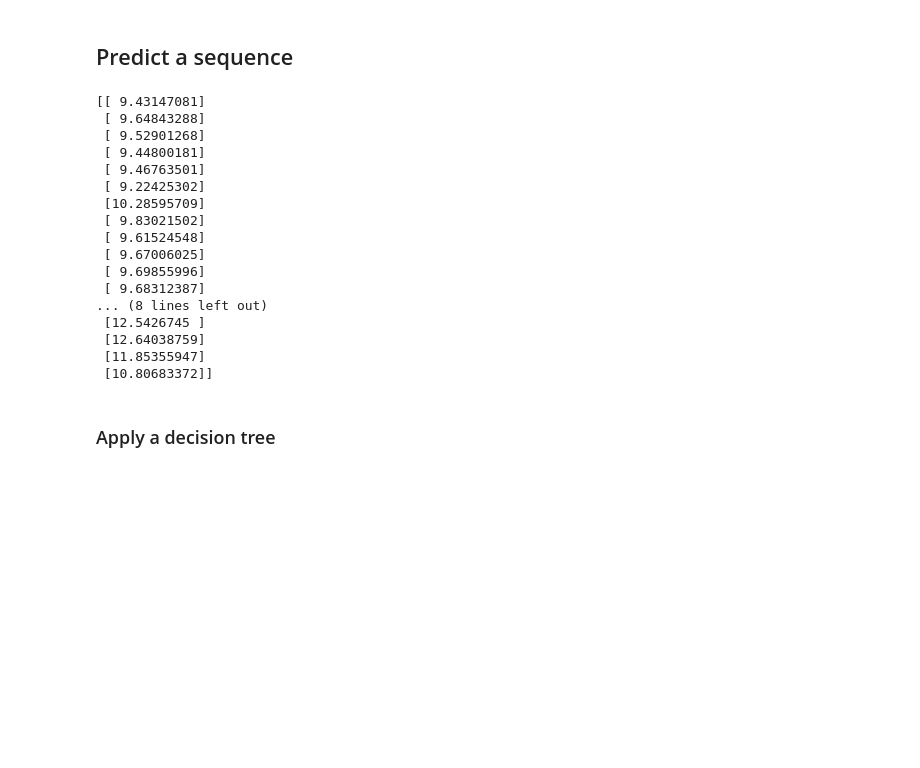
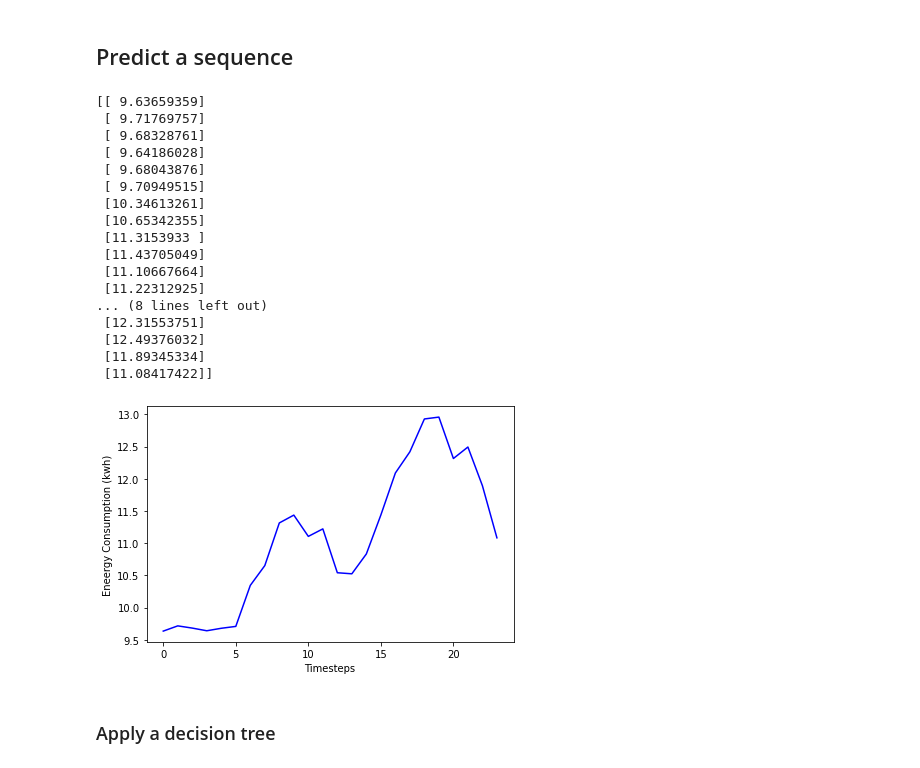
Before and after one commit to LeonardKuhn/TDT4259-Applied-Data-Science, a Jupyter notebook: sklearn_time_series.ipynb, the cells around one changed output. Cells and saved outputs as stored; diff of their text form; code cells hidden in the pictures; blank space fills up the shorter version.

```diff
--- a/sklearn_time_series.ipynb
+++ b/sklearn_time_series.ipynb
@@ -206,7 +214,8 @@ def create_consumption_features(data, specified_day:str, scaler_cons:MinMaxScale
 
     return X
 # %%
-X = create_consumption_features(data, '2023-03-25', scaler_cons, scaler_temp)
+specified_day = '2022-10-08'
+X = create_consumption_features(data, specified_day, scaler_cons, scaler_temp)
 gbr_pred = gbr.predict(X)
 gbr_pred = np.add(gbr_pred, 1)
 gbr_pred = np.divide(gbr_pred, 2)
@@ -214,23 +223,35 @@ gbr_pred = gbr_pred.reshape(-1, 1)
 gbr_pred = scaler_cons.inverse_transform(gbr_pred)
 print(gbr_pred)
 # %% [output]
-[[ 9.43147081]
- [ 9.64843288]
- [ 9.52901268]
- [ 9.44800181]
- [ 9.46763501]
- [ 9.22425302]
- [10.28595709]
- [ 9.83021502]
- [ 9.61524548]
- [ 9.67006025]
- [ 9.69855996]
- [ 9.68312387]
+[[ 9.63659359]
+ [ 9.71769757]
+ [ 9.68328761]
+ [ 9.64186028]
+ [ 9.68043876]
+ [ 9.70949515]
+ [10.34613261]
+ [10.65342355]
+ [11.3153933 ]
+ [11.43705049]
+ [11.10667664]
+ [11.22312925]
 ... (8 lines left out)
- [12.5426745 ]
- [12.64038759]
- [11.85355947]
- [10.80683372]]
+ [12.31553751]
+ [12.49376032]
+ [11.89345334]
+ [11.08417422]]
+# %%
+fig, ax = plt.subplots()
+
+ax.plot(gbr_pred, 'b-')
+
+ax.set_xlabel('Timesteps')
+ax.set_ylabel('Eneergy Consumption (kwh)')
+
+# fig.autofmt_xdate()
+plt.tight_layout()
+# %% [output]
+[figure, added]
 # %% [markdown]
 ### Apply a decision tree
 # %% [markdown]
```
Also changed, not shown: parts of 7 cells of this notebook.
